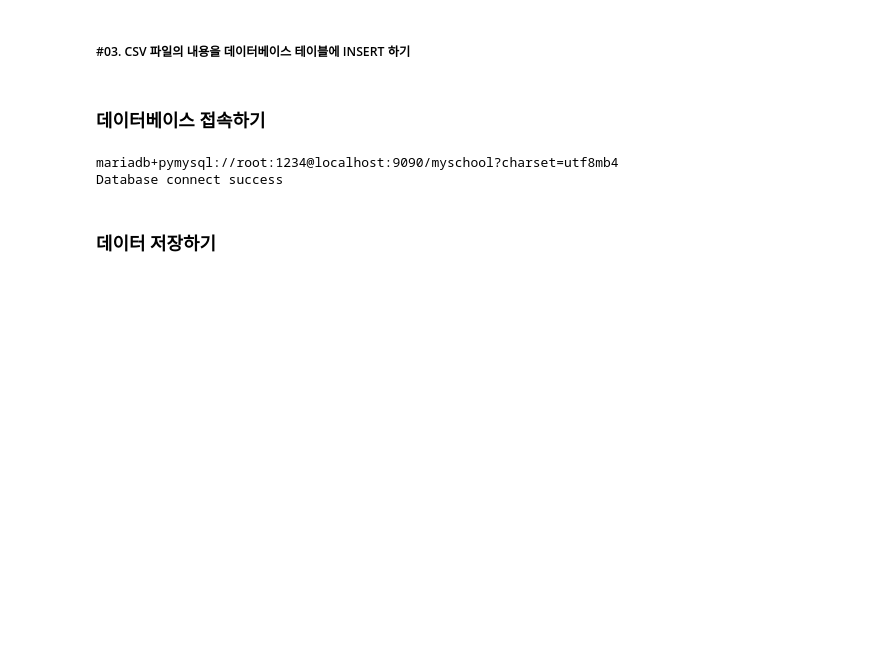
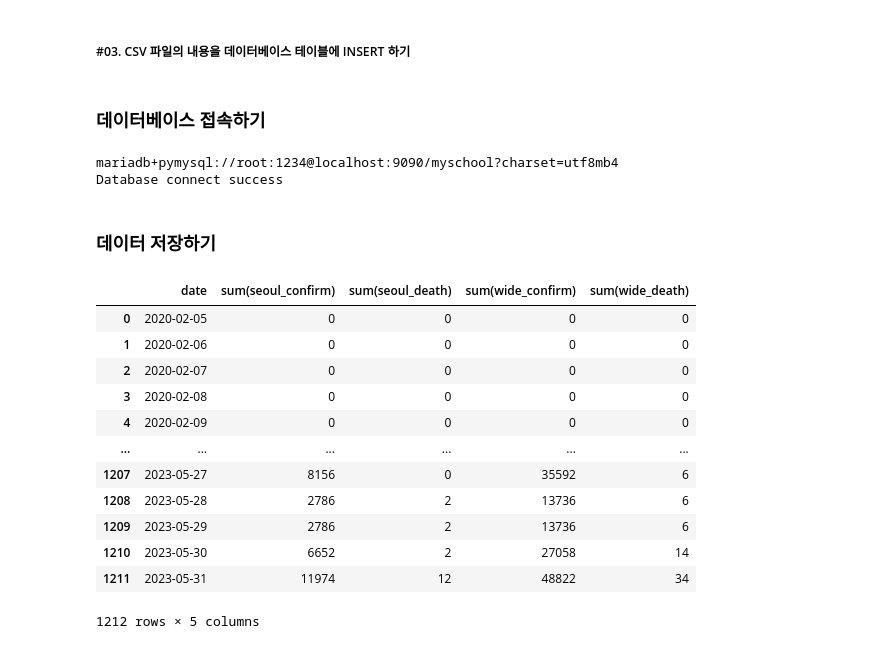
Before and after one commit to tlsghk4894/python-study-itwill, a Jupyter notebook: 09-데이터베이스프로그래밍.ipynb, the cells around one changed output. Cells and saved outputs as stored; diff of their text form; code cells hidden in the pictures; blank space fills up the shorter version.

```diff
--- a/09-데이터베이스프로그래밍.ipynb
+++ b/09-데이터베이스프로그래밍.ipynb
@@ -537,3 +537,34 @@ except Exception as e:
     print("SQL Error:", e)
     conn.rollback()
     raise SystemExit
+# %%
+import pandas as pd
+sql = text(
+    """
+    select date, sum(seoul_confirm), sum(seoul_death), sum(wide_confirm), sum(wide_death) from covid19_new group by date
+"""
+)
+try:
+    result = conn.execute(sql)
+    resultset = result.mappings().all()
+    df = pd.DataFrame(resultset)
+except Exception as e:
+    print("SQL Error:", e)
+    conn.rollback()
+    raise SystemExit
+
+df
+# %% [output]
+|  | date | sum(seoul_confirm) | sum(seoul_death) | sum(wide_confirm) | sum(wide_death) |
+| 0 | 2020-02-05 | 0 | 0 | 0 | 0 |
+| 1 | 2020-02-06 | 0 | 0 | 0 | 0 |
+| 2 | 2020-02-07 | 0 | 0 | 0 | 0 |
+| 3 | 2020-02-08 | 0 | 0 | 0 | 0 |
+| 4 | 2020-02-09 | 0 | 0 | 0 | 0 |
+| ... | ... | ... | ... | ... | ... |
+| 1207 | 2023-05-27 | 8156 | 0 | 35592 | 6 |
+| 1208 | 2023-05-28 | 2786 | 2 | 13736 | 6 |
+| 1209 | 2023-05-29 | 2786 | 2 | 13736 | 6 |
+| 1210 | 2023-05-30 | 6652 | 2 | 27058 | 14 |
+| 1211 | 2023-05-31 | 11974 | 12 | 48822 | 34 |
+1212 rows × 5 columns
```
Also changed, not shown: 1 other file.
